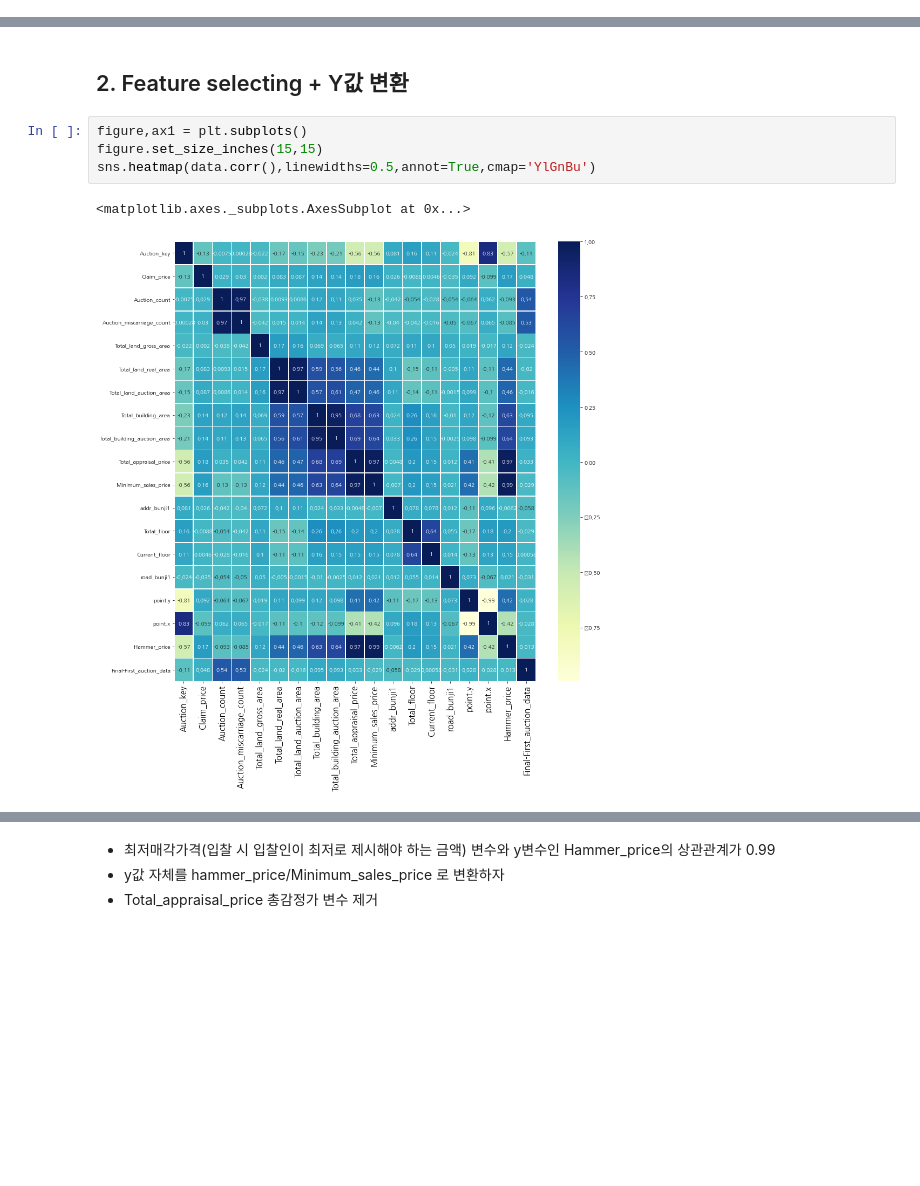
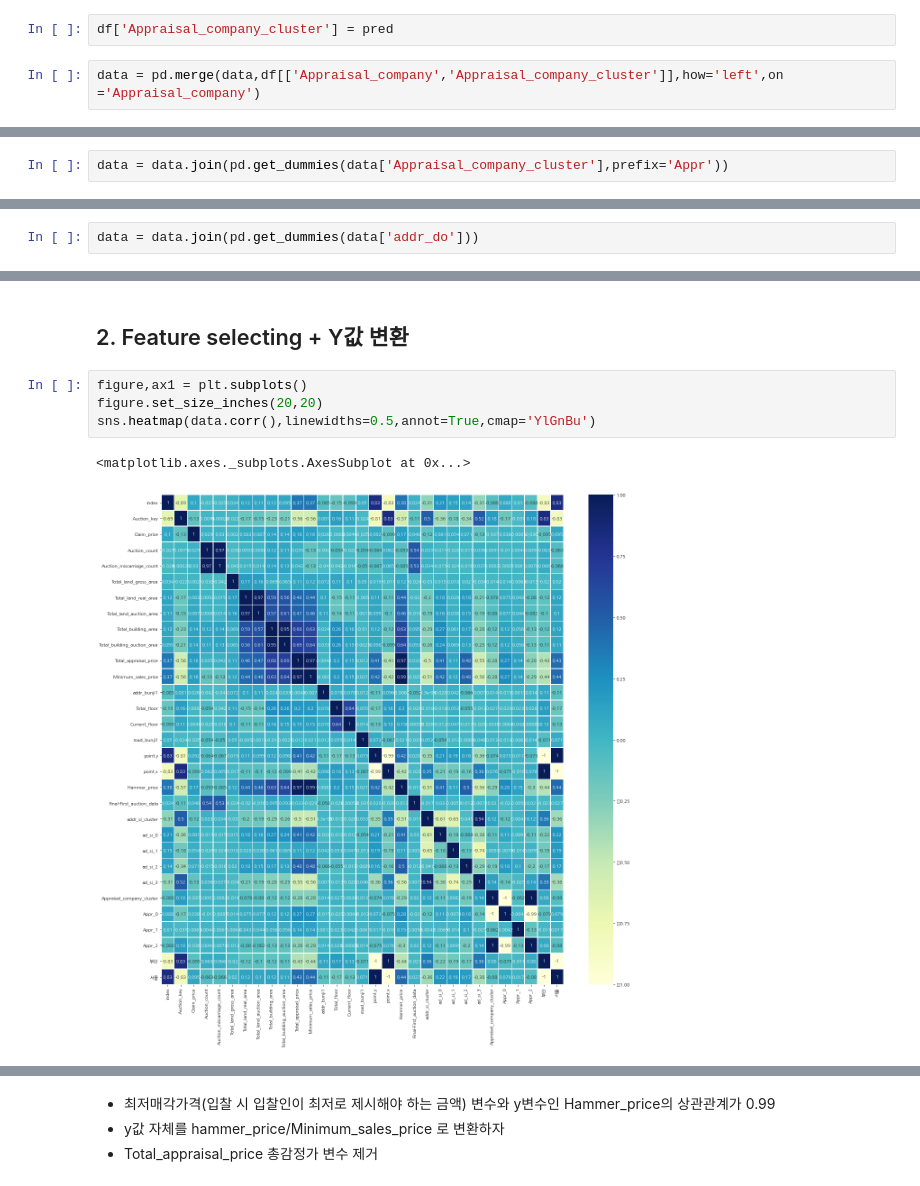
Before and after one commit to whdbfla6/ESC-21SPRING-FINAL, a Jupyter notebook: EDA/pre_EDA.ipynb, the cells around one changed output, grey strips where cells are left out. Drawn from its saved outputs; the diff is of its cells as text; blank space fills up the shorter version.

```diff
--- a/EDA/pre_EDA.ipynb
+++ b/EDA/pre_EDA.ipynb
@@ -144,0 +223,4 @@ c4 = df.iloc[[12,27,8,2,7,22,28,37,38,31,17,24,25,29]]['addr_si']
+# %%
+df['Appraisal_company_cluster'] = pred
+# %%
+data = pd.merge(data,df[['Appraisal_company','Appraisal_company_cluster']],how='left',on ='Appraisal_company')
@@ -144,0 +229,2 @@ c4 = df.iloc[[12,27,8,2,7,22,28,37,38,31,17,24,25,29]]['addr_si']
+# %%
+data = data.join(pd.get_dummies(data['Appraisal_company_cluster'],prefix='Appr'))
@@ -144,0 +233,2 @@ c4 = df.iloc[[12,27,8,2,7,22,28,37,38,31,17,24,25,29]]['addr_si']
+# %%
+data = data.join(pd.get_dummies(data['addr_do']))
@@ -146,11 +246,11 @@ c4 = df.iloc[[12,27,8,2,7,22,28,37,38,31,17,24,25,29]]['addr_si']
 ## 2. Feature selecting + Y값 변환
 # %%
 figure,ax1 = plt.subplots()
-figure.set_size_inches(15,15)
+figure.set_size_inches(20,20)
 sns.heatmap(data.corr(),linewidths=0.5,annot=True,cmap='YlGnBu')
 # %% [output]
 <matplotlib.axes._subplots.AxesSubplot at 0x...>
-[figure, old version]
+[figure, new version]
 # %%
 data.corr()['Hammer_price']
 # %% [output]
```
Also changed, not shown: parts of 36 cells of this notebook.
